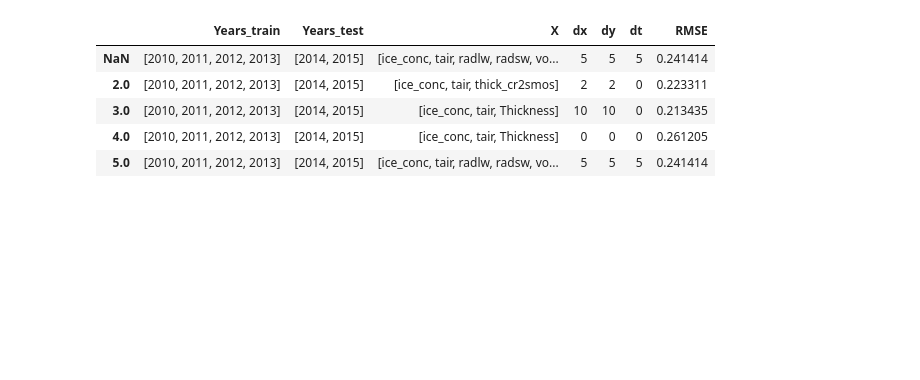
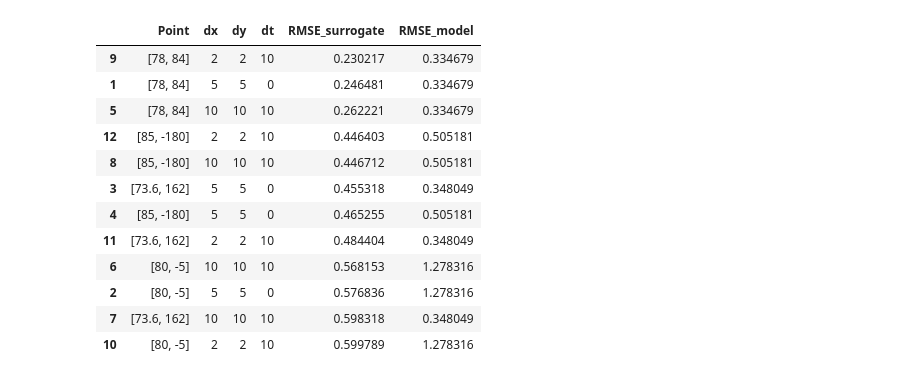
Before and after one commit to idrigo/arctic_ddmodeling, a Jupyter notebook: notebooks/multivar_reg1point.ipynb, the cells around one changed output. Saved outputs shown, nothing was run; the diff lists cells and outputs as text; code cells hidden in the pictures; blank space fills up the shorter version.

```diff
--- a/notebooks/multivar_reg1point.ipynb
+++ b/notebooks/multivar_reg1point.ipynb
@@ -214,0 +55,12 @@ Total features 6, X size (730, 7986)
+# %%
+results_df = pd.DataFrame(columns = ['Point','dx','dy','dt', 'RMSE_surrogate','RMSE_model'])
+ncdf = MyNetCDF(path='data/land-exapmle-int.nc')
+
+model = Lasso(alpha=0.1, max_iter=10000)
+
+def rmse(pred, test):
+    rmse = np.sqrt(np.nanmean((test - pred)**2))
+    #todo - дописать как в статье
+
+    return rmse
+points = [[78,84],[80,-5],[73.6,162],[85,-180]]
@@ -215,9 +131,16 @@ Total features 6, X size (730, 7986)
 # %%
-results_df
+results_df.sort_values('RMSE_surrogate')
 # %% [output]
-|  | Years_train | Years_test | X | dx | dy | dt | RMSE |
-| NaN | [2010, 2011, 2012, 2013] | [2014, 2015] | [ice_conc, tair, radlw, radsw, vo... | 5 | 5 | 5 | 0.241414 |
-| 2.0 | [2010, 2011, 2012, 2013] | [2014, 2015] | [ice_conc, tair, thick_cr2smos] | 2 | 2 | 0 | 0.223311 |
-| 3.0 | [2010, 2011, 2012, 2013] | [2014, 2015] | [ice_conc, tair, Thickness] | 10 | 10 | 0 | 0.213435 |
-| 4.0 | [2010, 2011, 2012, 2013] | [2014, 2015] | [ice_conc, tair, Thickness] | 0 | 0 | 0 | 0.261205 |
-| 5.0 | [2010, 2011, 2012, 2013] | [2014, 2015] | [ice_conc, tair, radlw, radsw, vo... | 5 | 5 | 5 | 0.241414 |
+|  | Point | dx | dy | dt | RMSE_surrogate | RMSE_model |
+| 9 | [78, 84] | 2 | 2 | 10 | 0.230217 | 0.334679 |
+| 1 | [78, 84] | 5 | 5 | 0 | 0.246481 | 0.334679 |
+| 5 | [78, 84] | 10 | 10 | 10 | 0.262221 | 0.334679 |
+| 12 | [85, -180] | 2 | 2 | 10 | 0.446403 | 0.505181 |
+| 8 | [85, -180] | 10 | 10 | 10 | 0.446712 | 0.505181 |
+| 3 | [73.6, 162] | 5 | 5 | 0 | 0.455318 | 0.348049 |
+| 4 | [85, -180] | 5 | 5 | 0 | 0.465255 | 0.505181 |
+| 11 | [73.6, 162] | 2 | 2 | 10 | 0.484404 | 0.348049 |
+| 6 | [80, -5] | 10 | 10 | 10 | 0.568153 | 1.278316 |
+| 2 | [80, -5] | 5 | 5 | 0 | 0.576836 | 1.278316 |
+| 7 | [73.6, 162] | 10 | 10 | 10 | 0.598318 | 0.348049 |
+| 10 | [80, -5] | 2 | 2 | 10 | 0.599789 | 1.278316 |
```
Also changed, not shown: parts of 15 cells of this notebook, 7 other files.
